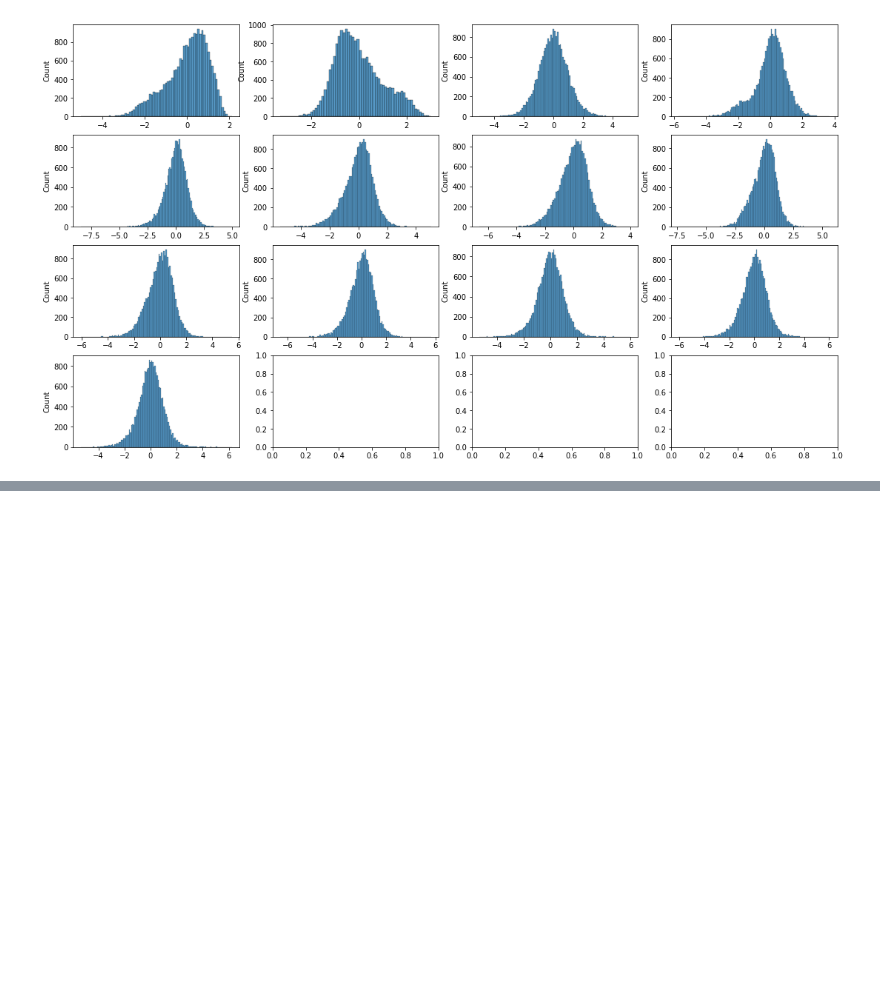
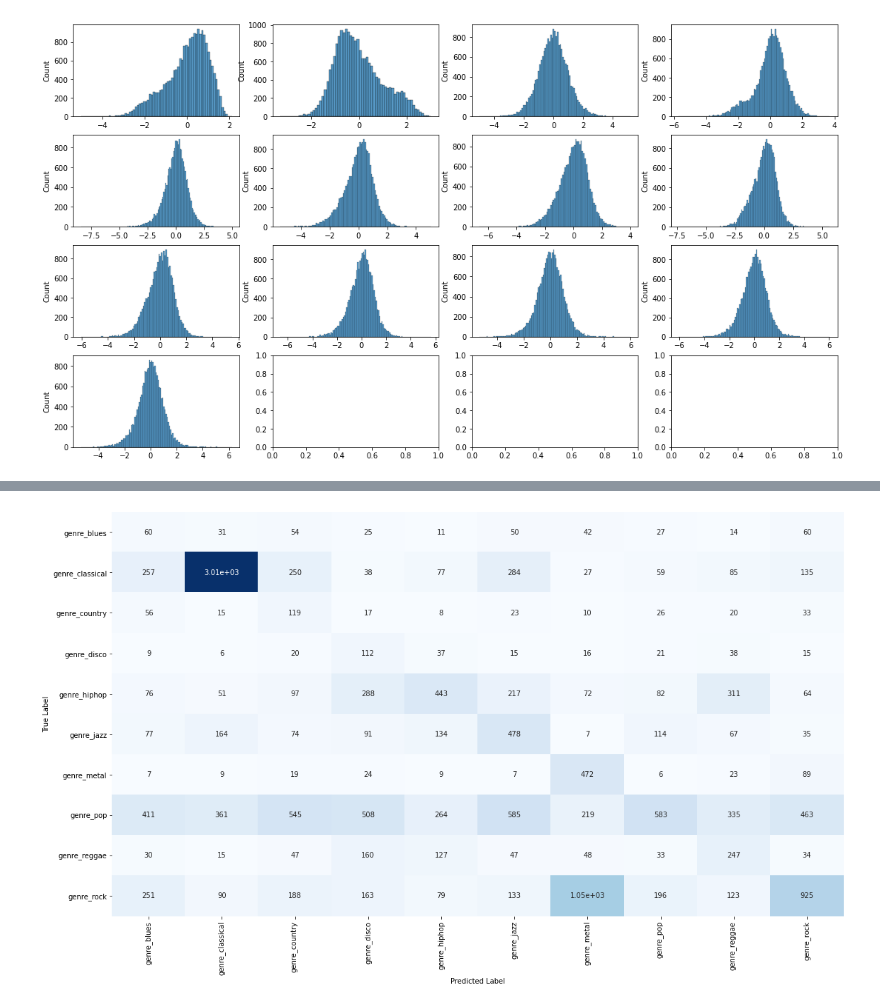
Before and after one commit to RERobbins/mids_w207_music_genre, a Jupyter notebook: member_workspaces/danny/strat_k_fold.ipynb, the cells around one changed output, grey strips where cells are left out. Saved outputs shown, nothing was run; the diff lists cells and outputs as text; code cells hidden in the pictures; blank space fills up the shorter version.

Commit message:
confusion matrix

```diff
--- a/member_workspaces/danny/strat_k_fold.ipynb
+++ b/member_workspaces/danny/strat_k_fold.ipynb
@@ -90,6 +90,8 @@ hidden_size = 10
 fold_accuracy = []
 fold_loss = []
 active_fold_number = 1
+test_predictions = np.array([])
+test_answers = np.array([])
 
 # create the generator that will return the next fold on each call
 skf = StratifiedKFold(n_splits=number_folds, random_state=None, shuffle=False)
@@ -138,6 +140,11 @@ for train_idx, test_idx in skf.split(X_train_all, y_train_all):
   fold_accuracy.append(scores[1] * 100)
   fold_loss.append(scores[0])
 
+  # store predictions and answers for confusion matrix
+  fold_test_predictions = np.argmax(model.predict(X_train_all[test_idx]), axis=-1)
+  test_predictions = np.concatenate((test_predictions,fold_test_predictions))
+  test_answers = np.concatenate((test_answers,y_train_all[test_idx]))
+
   # Increase fold number
   active_fold_number = active_fold_number + 1
 
@@ -152,6 +159,11 @@ print('Average scores for all folds:')
 print(f'> Accuracy: {np.mean(fold_accuracy)} (+- {np.std(fold_accuracy)})')
 print(f'> Loss: {np.mean(fold_loss)}')
 print('------------------------------------------------------------------------')
+
+
+
+print("Shape",np.shape(test_predictions))
+print("Shape",np.shape(test_answers))
 # %% [output]
 ------------------------------------------------------------------------
 Training Fold 1 ...
@@ -172,0 +185,14 @@ Epoch 6/10
+# %%
+# Create a confusion matrix as a 2D array.
+confusion_matrix = tf.math.confusion_matrix(test_answers, test_predictions)
+
+fig = plt.figure(7,facecolor="white")
+# Use a heatmap plot to display it.
+ax = sns.heatmap(confusion_matrix, annot=True, fmt='.3g', cmap='Blues',
+                 xticklabels=y_label_names, yticklabels=y_label_names, cbar=False)
+fig.set_size_inches(18.5, 10.5)
+# Add axis labels.
+ax.set(xlabel='Predicted Label', ylabel='True Label')
+plt.show()
+# %% [output]
+[figure, added]
```
Also changed, not shown: parts of 2 cells of this notebook.
